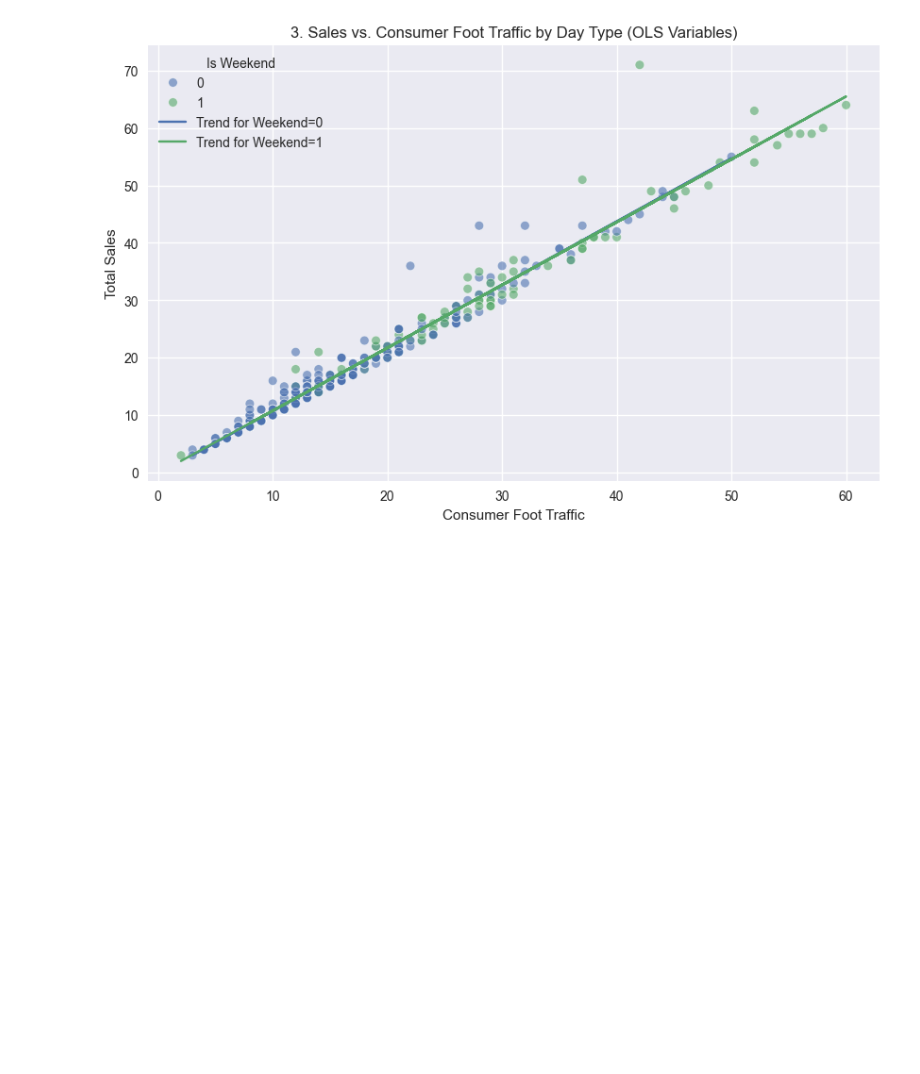
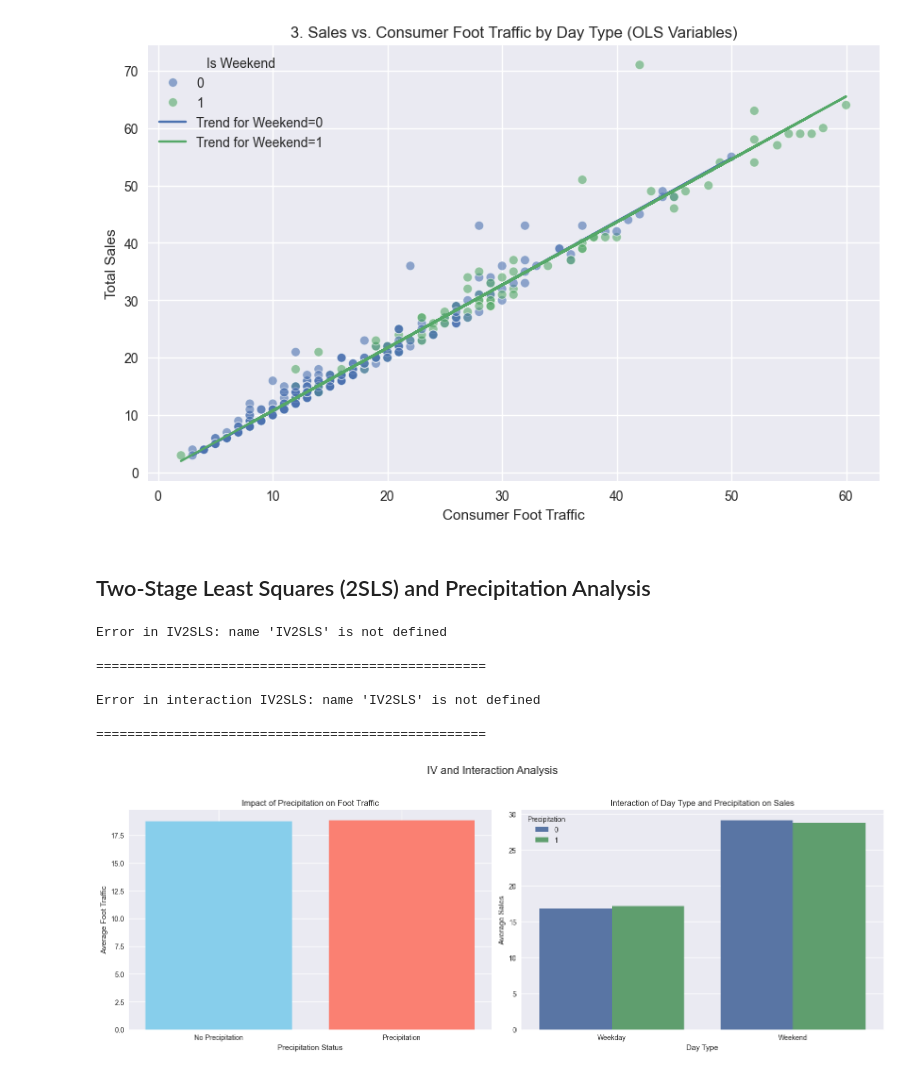
Before and after one commit to gozhann/dseh-python-module-project, a Jupyter notebook: main.ipynb, the cells around one changed output. Saved outputs shown, nothing was run; the diff lists cells and outputs as text; code cells hidden in the pictures; blank space fills up the shorter version.

Commit message:
Implement instrumental variable approach

```diff
--- a/main.ipynb
+++ b/main.ipynb
@@ -148,3 +150,79 @@ plt.legend(title='Is Weekend')
 plt.show()
 # %% [output]
 [figure]
+# %% [markdown]
+## Two-Stage Least Squares (2SLS) and Precipitation Analysis
+# %%
+# Plotting the Effect of Precipitation on Consumer Foot Traffic
+fig, axes = plt.subplots(1, 2, figsize=(16, 6))
+fig.suptitle('IV and Interaction Analysis', fontsize=16)
+
+precip_means = merged_data.groupby('Precipitation')['Unique'].mean()
+axes[0].bar(precip_means.index, precip_means.values, color=['skyblue', 'salmon'])
+axes[0].set_xticks([0, 1])
+axes[0].set_xticklabels(['No Precipitation', 'Precipitation'])
+axes[0].set_xlabel('Precipitation Status')
+axes[0].set_ylabel('Average Foot Traffic')
+axes[0].set_title('Impact of Precipitation on Foot Traffic')
+
+# Setting up the 2SLS model
+y = merged_data['TotalSales']
+X = merged_data[['IsWeekend', 'Unique']]
+X = sm.add_constant(X)  # Add constant term
+
+# Instruments: Precipitation for Unique, IsWeekend for both
+instruments = merged_data[['Precipitation', 'IsWeekend']]
+instruments = sm.add_constant(instruments)
+
+# Run 2SLS model
+try:
+    iv_model = IV2SLS(y, X, instruments).fit()
+    print("2SLS Model Summary:")
+    print(iv_model.summary())
+except Exception as e:
+    print(f"Error in IV2SLS: {e}")
+
+print("\n" + "="*50 + "\n")
+
+# Interaction Model Setup
+merged_data['IsWeekend_Unique'] = merged_data['IsWeekend'] * merged_data['Unique']
+merged_data['Precipitation_IsWeekend'] = merged_data['Precipitation'] * merged_data['IsWeekend']
+
+# Model with interaction terms
+X_int = merged_data[['IsWeekend', 'Unique', 'IsWeekend_Unique']]
+X_int = sm.add_constant(X_int)
+
+# Instruments for interaction model
+instruments_int = merged_data[['IsWeekend', 'Precipitation', 'Precipitation_IsWeekend']]
+instruments_int = sm.add_constant(instruments_int)
+
+# Run interaction 2SLS model
+try:
+    iv_model2 = IV2SLS(y, X_int, instruments_int).fit()
+    print("2SLS with Interaction Summary:")
+    print(iv_model2.summary())
+except Exception as e:
+    print(f"Error in interaction IV2SLS: {e}")
+
+print("\n" + "="*50 + "\n")
+
+# Plotting Interaction between Precipitation, Day Type, and Sales
+interaction_data = merged_data.groupby(['IsWeekend', 'Precipitation'])['TotalSales'].mean().reset_index()
+sns.barplot(data=interaction_data, x='IsWeekend', y='TotalSales', hue='Precipitation', ax=axes[1])
+axes[1].set_xticks([0, 1])
+axes[1].set_xticklabels(['Weekday', 'Weekend'])
+axes[1].set_xlabel('Day Type')
+axes[1].set_ylabel('Average Sales')
+axes[1].set_title('Interaction of Day Type and Precipitation on Sales')
+
+plt.tight_layout(rect=[0, 0, 1, 0.95])
+plt.show()
+# %% [output]
+Error in IV2SLS: name 'IV2SLS' is not defined
+
+==================================================
+
+Error in interaction IV2SLS: name 'IV2SLS' is not defined
+
+==================================================
+[figure, added]
```
Also changed, not shown: parts of 3 cells of this notebook.
